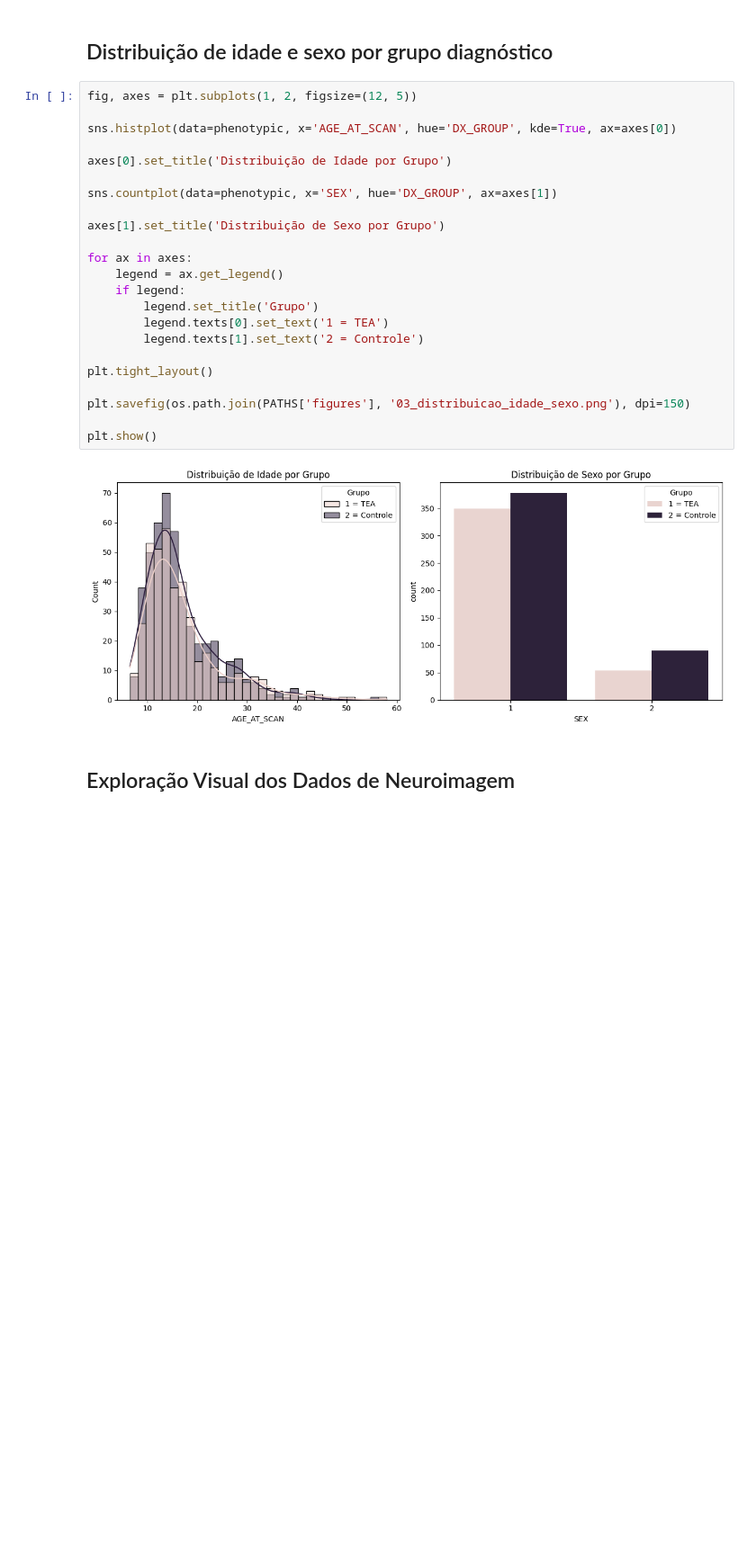
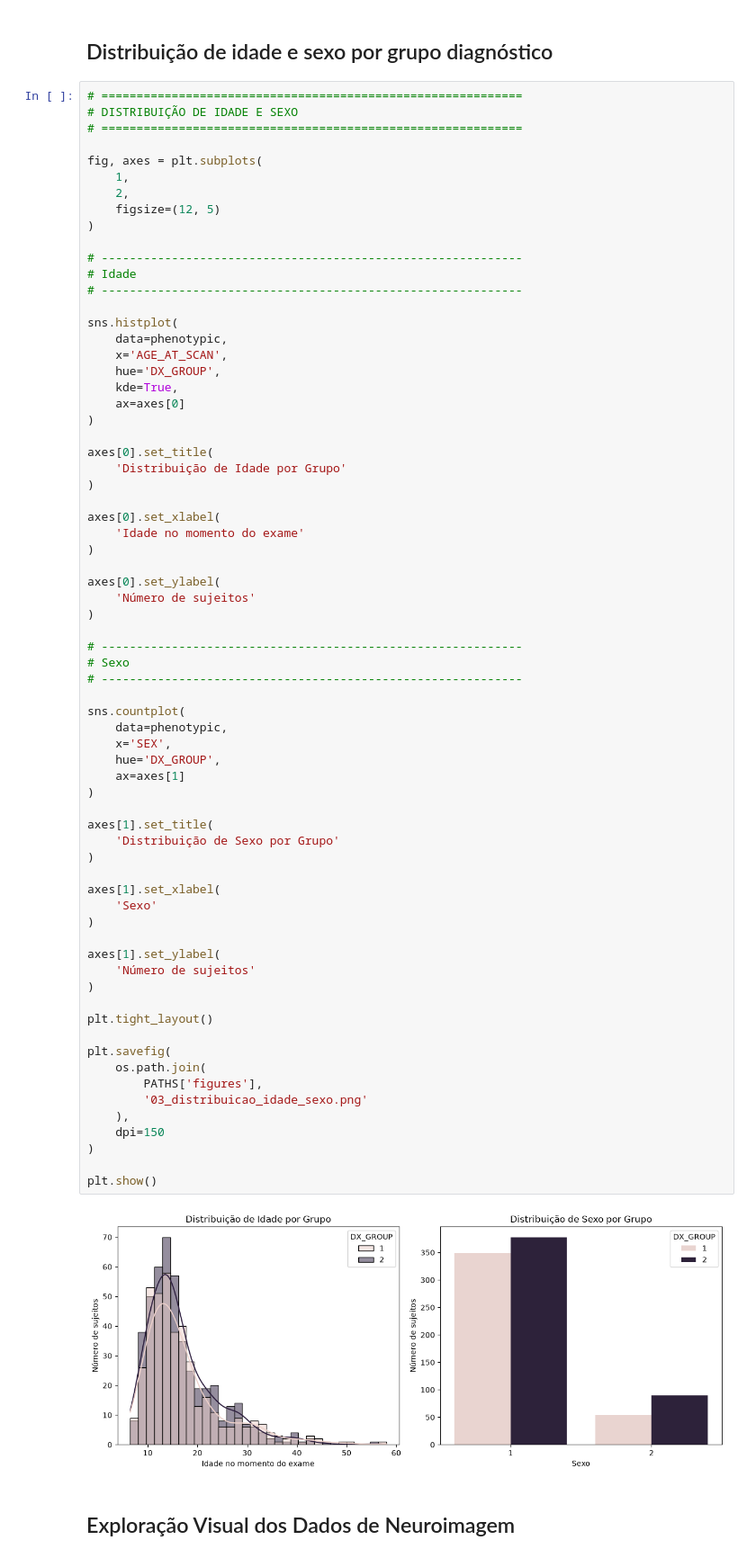
Before and after one commit to Dudamaiap/TCC_TEA, a Jupyter notebook: notebooks/03_Exploracao_ABIDE.ipynb, the cells around one changed output. Shown at 90% size. Cells and saved outputs as stored; diff of their text form; blank space fills up the shorter version.

```diff
--- a/notebooks/03_Exploracao_ABIDE.ipynb
+++ b/notebooks/03_Exploracao_ABIDE.ipynb
@@ -123,30 +214,76 @@ YALE       22        19
 # %% [markdown]
 ## Distribuição de idade e sexo por grupo diagnóstico
 # %%
-fig, axes = plt.subplots(1, 2, figsize=(12, 5))
+# ============================================================
+# DISTRIBUIÇÃO DE IDADE E SEXO
+# ============================================================
 
-sns.histplot(data=phenotypic, x='AGE_AT_SCAN', hue='DX_GROUP', kde=True, ax=axes[0])
+fig, axes = plt.subplots(
+    1,
+    2,
+    figsize=(12, 5)
+)
 
-axes[0].set_title('Distribuição de Idade por Grupo')
+# ------------------------------------------------------------
+# Idade
+# ------------------------------------------------------------
 
-sns.countplot(data=phenotypic, x='SEX', hue='DX_GROUP', ax=axes[1])
+sns.histplot(
+    data=phenotypic,
+    x='AGE_AT_SCAN',
+    hue='DX_GROUP',
+    kde=True,
+    ax=axes[0]
+)
 
-axes[1].set_title('Distribuição de Sexo por Grupo')
+axes[0].set_title(
+    'Distribuição de Idade por Grupo'
+)
 
-for ax in axes:
-    legend = ax.get_legend()
-    if legend:
-        legend.set_title('Grupo')
-        legend.texts[0].set_text('1 = TEA')
-        legend.texts[1].set_text('2 = Controle')
+axes[0].set_xlabel(
+    'Idade no momento do exame'
+)
+
+axes[0].set_ylabel(
+    'Número de sujeitos'
+)
+
+# ------------------------------------------------------------
+# Sexo
+# ------------------------------------------------------------
+
+sns.countplot(
+    data=phenotypic,
+    x='SEX',
+    hue='DX_GROUP',
+    ax=axes[1]
+)
+
+axes[1].set_title(
+    'Distribuição de Sexo por Grupo'
+)
+
+axes[1].set_xlabel(
+    'Sexo'
+)
+
+axes[1].set_ylabel(
+    'Número de sujeitos'
+)
 
 plt.tight_layout()
 
-plt.savefig(os.path.join(PATHS['figures'], '03_distribuicao_idade_sexo.png'), dpi=150)
+plt.savefig(
+    os.path.join(
+        PATHS['figures'],
+        '03_distribuicao_idade_sexo.png'
+    ),
+    dpi=150
+)
 
 plt.show()
 # %% [output]
-[figure, old version]
+[figure, new version]
 # %% [markdown]
 ## Exploração Visual dos Dados de Neuroimagem
 # %%
```
Also changed, not shown: parts of 5 cells of this notebook, 1 other file.
